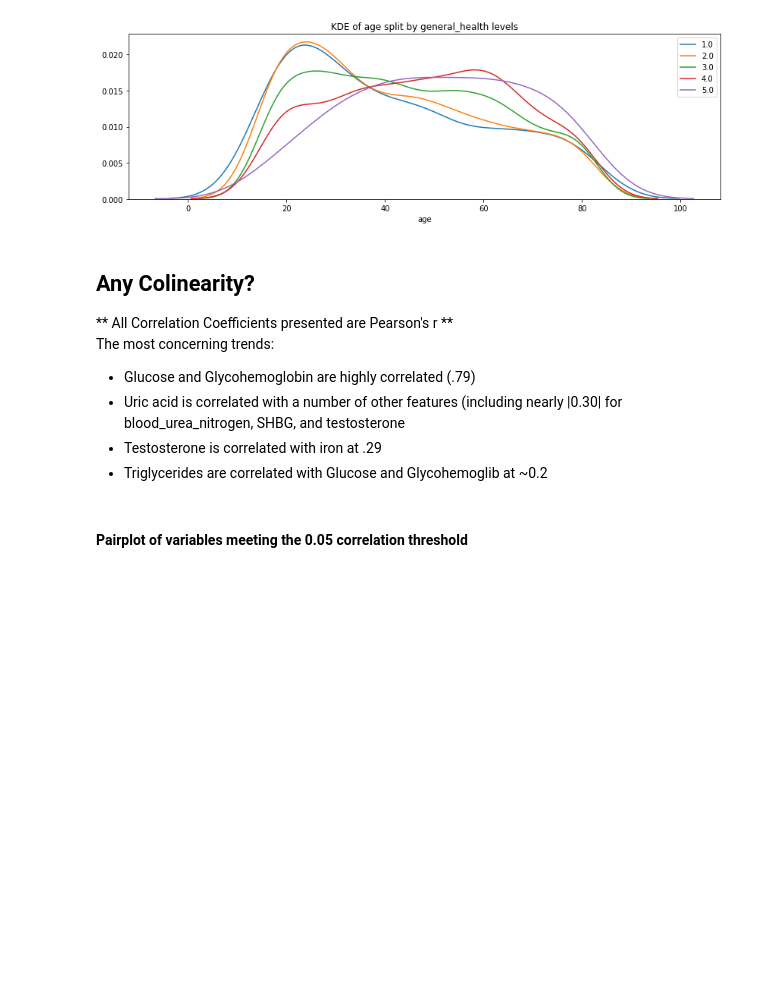
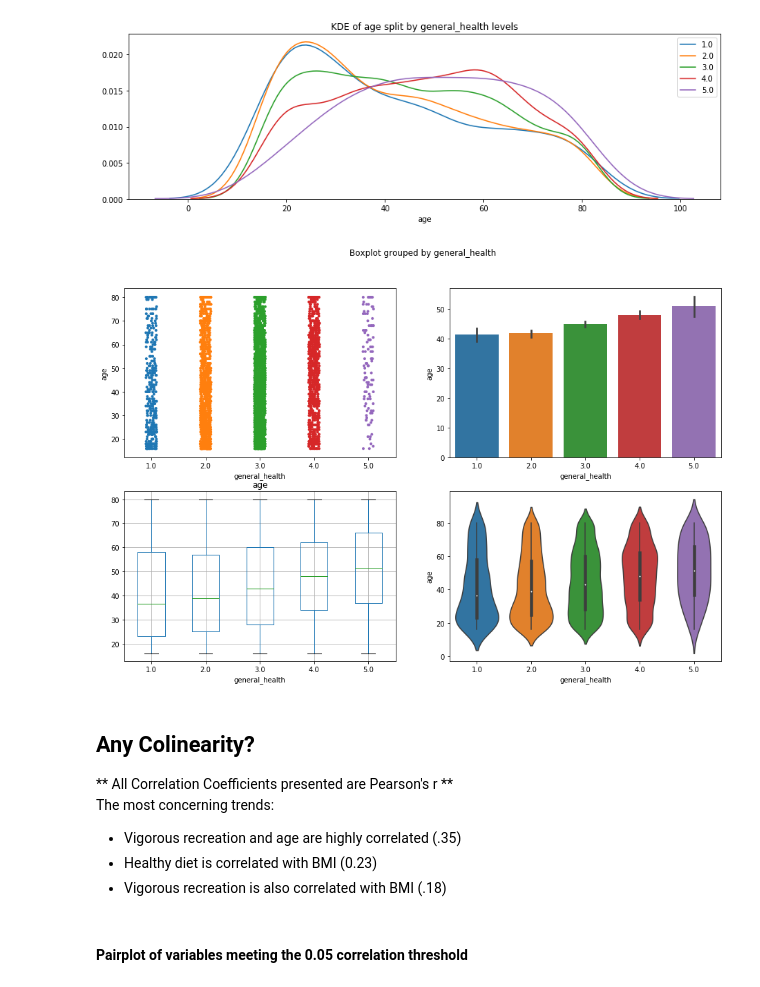
Before and after one commit to oconnoag/NHANES_General_Health_Prediction, a Jupyter notebook: general_health_eda.ipynb, the cells around one changed output. Drawn from its saved outputs; the diff is of its cells as text; code cells hidden in the pictures; blank space fills up the shorter version.

Commit message:
Commit Flor on general_health_eda

```diff
--- a/general_health_eda.ipynb
+++ b/general_health_eda.ipynb
@@ -690,14 +703,17 @@ visualize(selected_features, 'general_health', 'annual_income')
 kde_by_category(selected_features, 'general_health', 'age')
 # %% [output]
 [figure]
+# %%
+visualize(selected_features, 'general_health', 'age')
+# %% [output]
+[figure, added]
 # %% [markdown]
 ## Any Colinearity?
 ** All Correlation Coefficients presented are Pearson's r ** <br>
 The most concerning trends:
-- Glucose and Glycohemoglobin are highly correlated (.79)
-- Uric acid is correlated with a number of other features (including nearly |0.30| for blood_urea_nitrogen, SHBG, and testosterone
-- Testosterone is correlated with iron at .29
-- Triglycerides are correlated with Glucose and Glycohemoglib at ~0.2
+- Vigorous recreation and age are highly correlated (.35)
+- Healthy diet is correlated with BMI (0.23)
+- Vigorous recreation is also correlated with BMI (.18)
 # %% [markdown]
 #### Pairplot of variables meeting the 0.05 correlation threshold
 # %%
```
Also changed, not shown: parts of 7 cells of this notebook.
